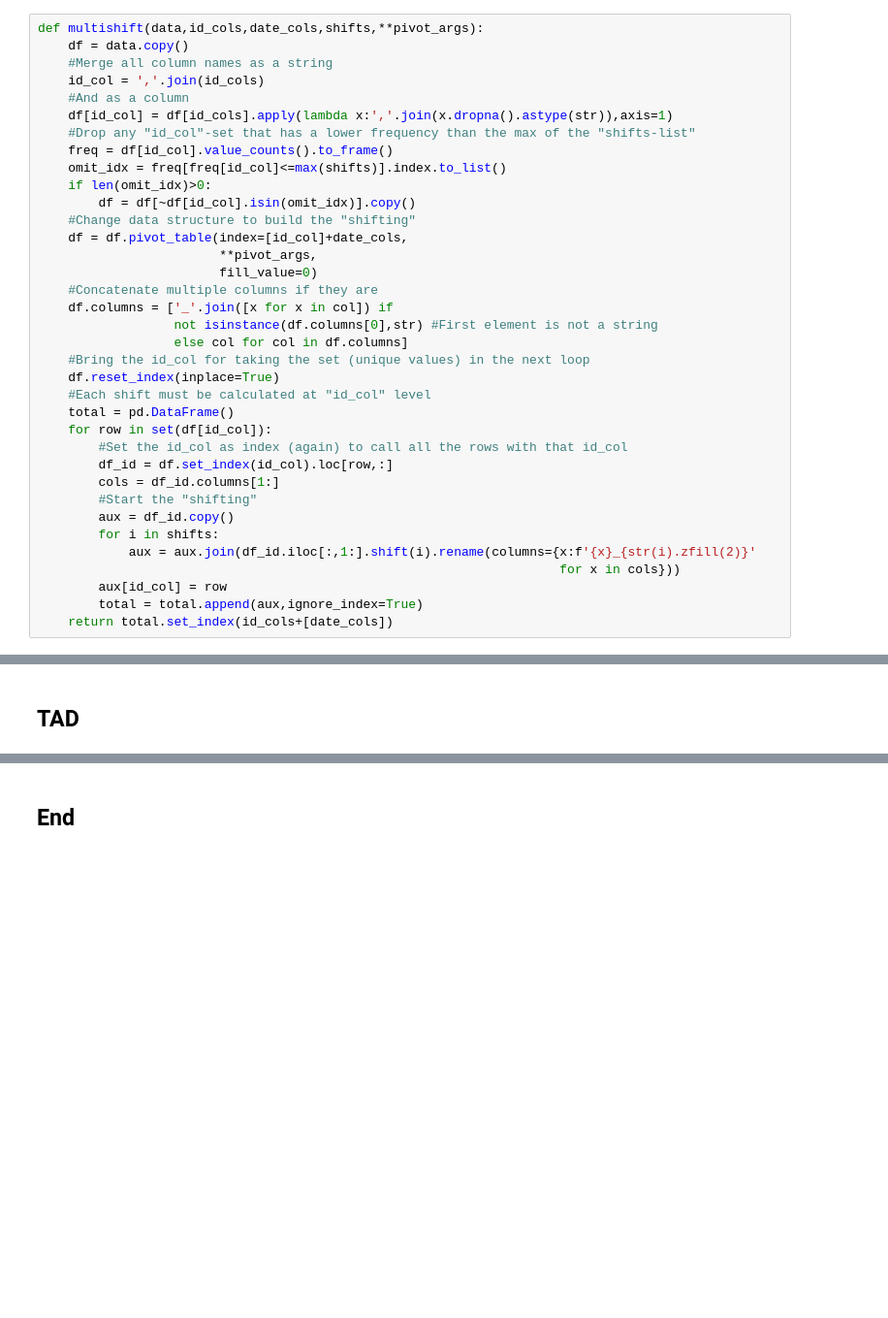
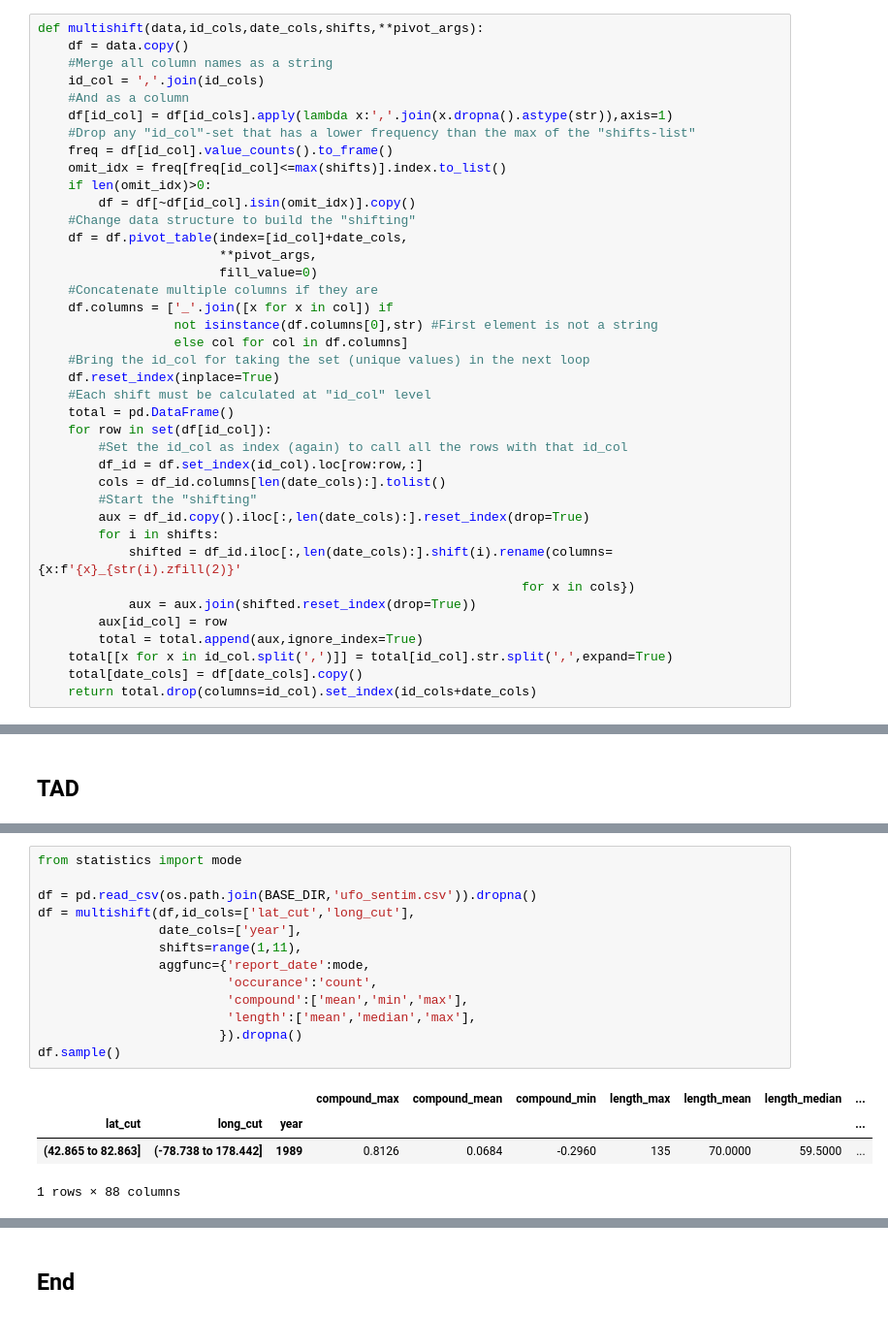
Before and after one commit to Afroefras/diplo, a Jupyter notebook: notebooks/practice/0502_UFO.ipynb, the cells around one changed output, grey strips where cells are left out. Shown: that part at 97% size. Saved outputs shown, nothing was run; the diff lists cells and outputs as text; blank space fills up the shorter version.

```diff
--- a/notebooks/practice/0502_UFO.ipynb
+++ b/notebooks/practice/0502_UFO.ipynb
@@ -178,13 +178,16 @@ def multishift(data,id_cols,date_cols,shifts,**pivot_args):
     total = pd.DataFrame()
     for row in set(df[id_col]):
         #Set the id_col as index (again) to call all the rows with that id_col
-        df_id = df.set_index(id_col).loc[row,:]
-        cols = df_id.columns[1:]
+        df_id = df.set_index(id_col).loc[row:row,:]
+        cols = df_id.columns[len(date_cols):].tolist()
         #Start the "shifting"
-        aux = df_id.copy()
+        aux = df_id.copy().iloc[:,len(date_cols):].reset_index(drop=True)
         for i in shifts:
-            aux = aux.join(df_id.iloc[:,1:].shift(i).rename(columns={x:f'{x}_{str(i).zfill(2)}'
-                                                                     for x in cols}))
+            shifted = df_id.iloc[:,len(date_cols):].shift(i).rename(columns={x:f'{x}_{str(i).zfill(2)}'
+                                                                for x in cols})
+            aux = aux.join(shifted.reset_index(drop=True))
         aux[id_col] = row
         total = total.append(aux,ignore_index=True)
-    return total.set_index(id_cols+[date_cols])
+    total[[x for x in id_col.split(',')]] = total[id_col].str.split(',',expand=True)
+    total[date_cols] = df[date_cols].copy()
+    return total.drop(columns=id_col).set_index(id_cols+date_cols)
@@ -573,0 +458,18 @@ memory usage: 15.1+ MB
+# %%
+from statistics import mode
+
+df = pd.read_csv(os.path.join(BASE_DIR,'ufo_sentim.csv')).dropna()
+df = multishift(df,id_cols=['lat_cut','long_cut'],
+                date_cols=['year'],
+                shifts=range(1,11),
+                aggfunc={'report_date':mode,
+                         'occurance':'count',
+                         'compound':['mean','min','max'],
+                         'length':['mean','median','max'],
+                        }).dropna()
+df.sample()
+# %% [output]
+|  |  |  | compound_max | compound_mean | compound_min | length_max | length_mean | length_median | ... |
+| lat_cut | long_cut | year |  |  |  |  |  |  | ... |
+| (42.865 to 82.863] | (-78.738 to 178.442] | 1989 | 0.8126 | 0.0684 | -0.2960 | 135 | 70.0000 | 59.5000 | ... |
+1 rows × 88 columns
```
Also changed, not shown: parts of 24 cells of this notebook.
